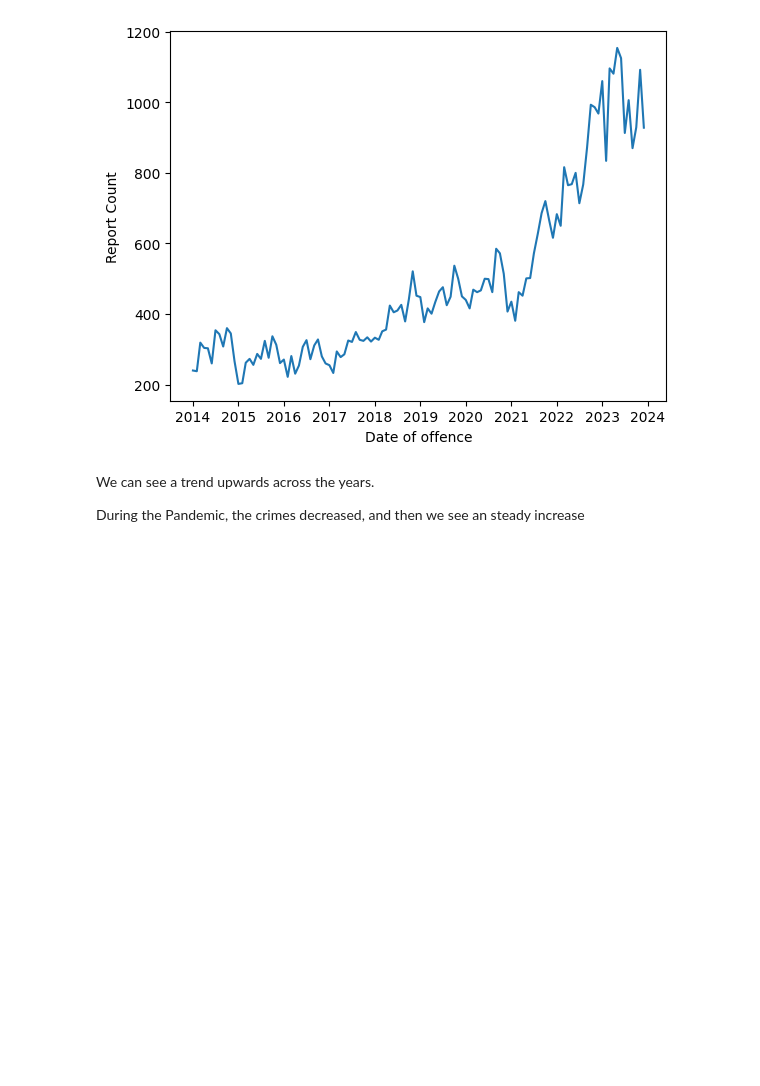
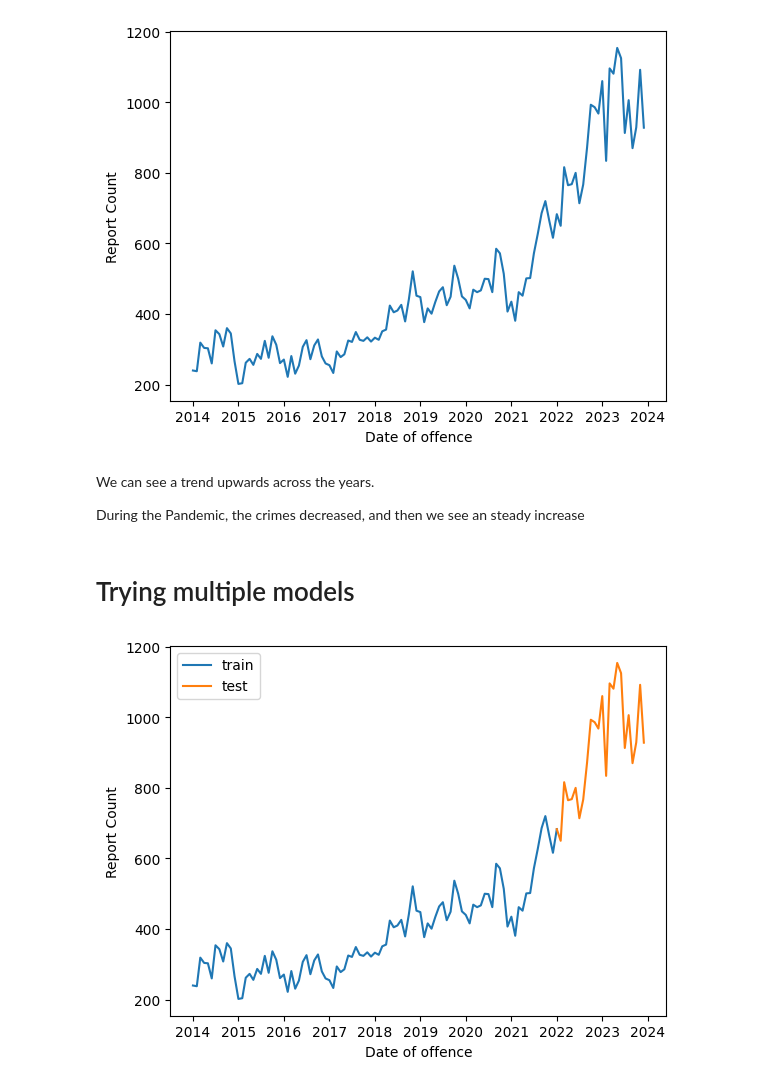
Before and after one commit to DavidToca/ML-Toronto-AutoTheft, a Jupyter notebook: ML_AutoTheft_Toronto.ipynb, the cells around one changed output. Saved outputs shown, nothing was run; the diff lists cells and outputs as text; code cells hidden in the pictures; blank space fills up the shorter version.

```diff
--- a/ML_AutoTheft_Toronto.ipynb
+++ b/ML_AutoTheft_Toronto.ipynb
@@ -366,3 +366,36 @@ Text(0.5, 0, 'Date of offence')
 We can see a trend upwards across the years.
 
 During the Pandemic, the crimes decreased, and then we see an steady increase
+# %% [markdown]
+# Trying multiple models
+# %%
+# Divide data between train and test
+
+from sklearn.linear_model import LinearRegression
+
+import matplotlib.pyplot as plt
+import seaborn as sns
+
+train = ts_per_month[ts_per_month.index <= pd.to_datetime("2022-01-01", format='%Y-%m-%d')].sort_index()
+test = ts_per_month[ts_per_month.index >= pd.to_datetime("2022-01-01", format='%Y-%m-%d')].sort_index()
+
+DEFAULT_GRAPHS = {
+    "train": train,
+    "test": test,
+}
+
+
+def display_autotheft(additional_graphs=None):
+  plt.ylabel("Report Count")
+  plt.xlabel("Date of offence")
+
+  for label, data in DEFAULT_GRAPHS.items():
+    sns.lineplot(data, label=label)
+
+  if additional_graphs:
+    for label, data in additional_graphs.items():
+      sns.lineplot(data, label=label)
+
+display_autotheft()
+# %% [output]
+[figure, added]
```
Also changed, not shown: parts of 7 cells of this notebook.
